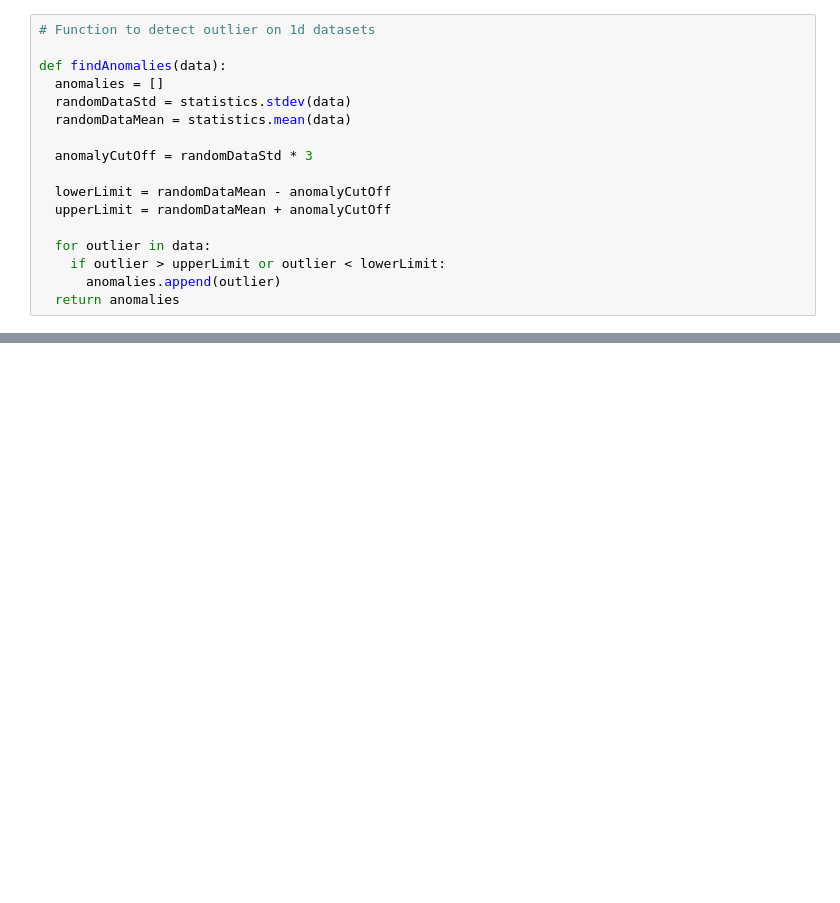
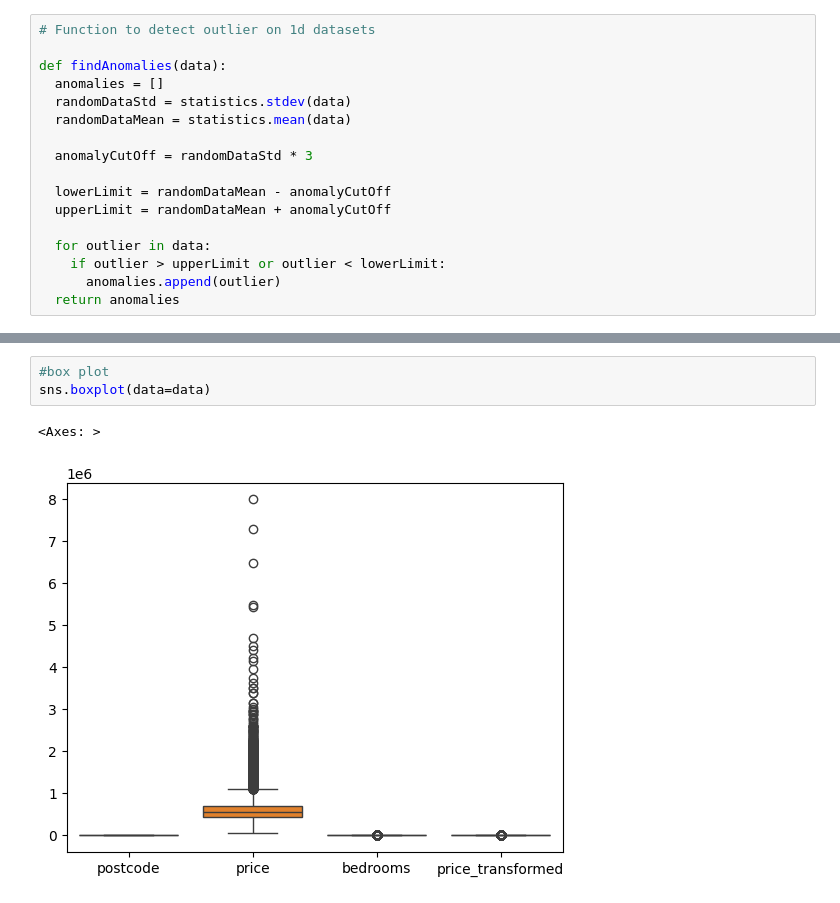
Before and after one commit to RRAJ644/Exploratory-Data-Analysis, a Jupyter notebook: Exploratory_data_analysis.ipynb, the cells around one changed output, grey strips where cells are left out. Cells and saved outputs as stored; diff of their text form; blank space fills up the shorter version.

```diff
--- a/Exploratory_data_analysis.ipynb
+++ b/Exploratory_data_analysis.ipynb
@@ -267,0 +324,6 @@ def findAnomalies(data):
+# %%
+#box plot
+sns.boxplot(data=data)
+# %% [output]
+<Axes: >
+[figure, added]
```
Also changed, not shown: parts of 10 cells of this notebook.
